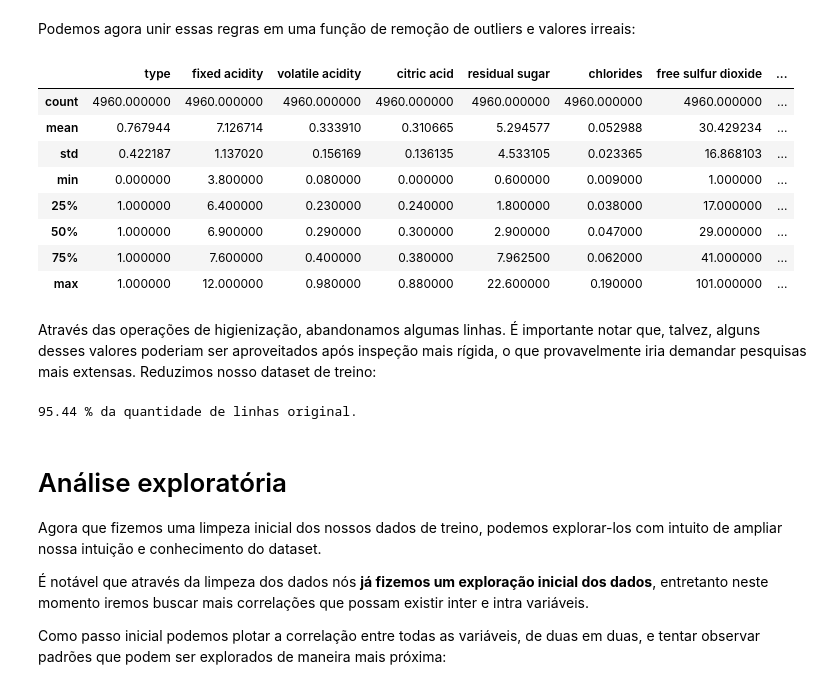
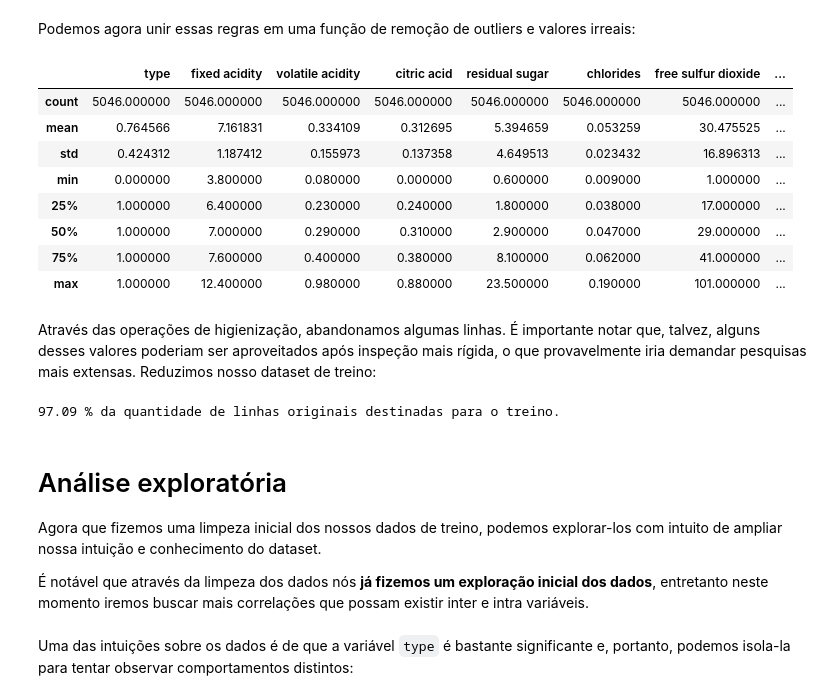
Before and after one commit to Coqueiro/wine-quality, a Jupyter notebook: Wine Quality Prediction Model.ipynb, the cells around one changed output. Saved outputs shown, nothing was run; the diff lists cells and outputs as text; code cells hidden in the pictures.

```diff
--- a/Wine Quality Prediction Model.ipynb
+++ b/Wine Quality Prediction Model.ipynb
@@ -325,0 +370,10 @@ def remove_high_density_rows(dataset):
+# %%
+def fix_high_density_rows(dataset):
+    high_density_dataset_10_fix = dataset[(dataset.density >= 10) & (dataset.density < 11)].density/10
+    high_density_dataset_100_fix = dataset[dataset.density >= 100].density/100
+    dataset.loc[(dataset.density >= 10) & (dataset.density < 11), 'density'] = high_density_dataset_10_fix
+    dataset.loc[dataset.density >= 100, 'density'] = high_density_dataset_100_fix
+    return dataset
+
+def fix_variables(dataset):
+    return fix_high_density_rows(dataset)
@@ -325,0 +382,2 @@ def remove_high_density_rows(dataset):
+# %%
+wine_train_data_fixed = fix_variables(wine_train_data)
@@ -332,29 +392,28 @@ def remove_high_absolute_z_score_rows(dataset):
 Podemos agora unir essas regras em uma função de remoção de outliers e valores irreais:
 # %%
 def remove_outliers(dataset):
-    dataset = remove_high_density_rows(dataset)
     dataset = remove_high_absolute_z_score_rows(dataset)
     return dataset
 
-wine_train_cleaned_data = remove_outliers(wine_train_data)
+wine_train_cleaned_data = remove_outliers(wine_train_data_fixed)
 wine_train_cleaned_data.describe()
 # %% [output]
 |  | type | fixed acidity | volatile acidity | citric acid | residual sugar | chlorides | free sulfur dioxide | ... |
-| count | 4960.000000 | 4960.000000 | 4960.000000 | 4960.000000 | 4960.000000 | 4960.000000 | 4960.000000 | ... |
-| mean | 0.767944 | 7.126714 | 0.333910 | 0.310665 | 5.294577 | 0.052988 | 30.429234 | ... |
-| std | 0.422187 | 1.137020 | 0.156169 | 0.136135 | 4.533105 | 0.023365 | 16.868103 | ... |
+| count | 5046.000000 | 5046.000000 | 5046.000000 | 5046.000000 | 5046.000000 | 5046.000000 | 5046.000000 | ... |
+| mean | 0.764566 | 7.161831 | 0.334109 | 0.312695 | 5.394659 | 0.053259 | 30.475525 | ... |
+| std | 0.424312 | 1.187412 | 0.155973 | 0.137358 | 4.649513 | 0.023432 | 16.896313 | ... |
 | min | 0.000000 | 3.800000 | 0.080000 | 0.000000 | 0.600000 | 0.009000 | 1.000000 | ... |
 | 25% | 1.000000 | 6.400000 | 0.230000 | 0.240000 | 1.800000 | 0.038000 | 17.000000 | ... |
-| 50% | 1.000000 | 6.900000 | 0.290000 | 0.300000 | 2.900000 | 0.047000 | 29.000000 | ... |
-| 75% | 1.000000 | 7.600000 | 0.400000 | 0.380000 | 7.962500 | 0.062000 | 41.000000 | ... |
-| max | 1.000000 | 12.000000 | 0.980000 | 0.880000 | 22.600000 | 0.190000 | 101.000000 | ... |
+| 50% | 1.000000 | 7.000000 | 0.290000 | 0.310000 | 2.900000 | 0.047000 | 29.000000 | ... |
+| 75% | 1.000000 | 7.600000 | 0.400000 | 0.380000 | 8.100000 | 0.062000 | 41.000000 | ... |
+| max | 1.000000 | 12.400000 | 0.980000 | 0.880000 | 23.500000 | 0.190000 | 101.000000 | ... |
 # %% [markdown]
 Através das operações de higienização, abandonamos algumas linhas. É importante notar que, talvez, alguns desses valores poderiam ser aproveitados após inspeção mais rígida, o que provavelmente iria demandar pesquisas mais extensas. Reduzimos nosso dataset de treino:
 # %%
 print(np.round(wine_train_cleaned_data.quality.count()/wine_train_data.quality.count(), 4)*100, '%',
-      'da quantidade de linhas original.')
+      'da quantidade de linhas originais destinadas para o treino.')
 # %% [output]
-95.44 % da quantidade de linhas original.
+97.09 % da quantidade de linhas originais destinadas para o treino.
 # %% [markdown]
 <a id="part4"></a>
 # Análise exploratória
@@ -362,5 +421,5 @@ print(np.round(wine_train_cleaned_data.quality.count()/wine_train_data.quality.c
 Agora que fizemos uma limpeza inicial dos nossos dados de treino, podemos explorar-los com intuito de ampliar nossa intuição e conhecimento do dataset.
 
 É notável que através da limpeza dos dados nós **já fizemos um exploração inicial dos dados**, entretanto neste momento iremos buscar mais correlações que possam existir inter e intra variáveis.
-
-Como passo inicial podemos plotar a correlação entre todas as variáveis, de duas em duas, e tentar observar padrões que podem ser explorados de maneira mais próxima:
+# %% [markdown]
+Uma das intuições sobre os dados é de que a variável `type` é bastante significante e, portanto, podemos isola-la para tentar observar comportamentos distintos:
```
Also changed, not shown: parts of 55 cells of this notebook.
